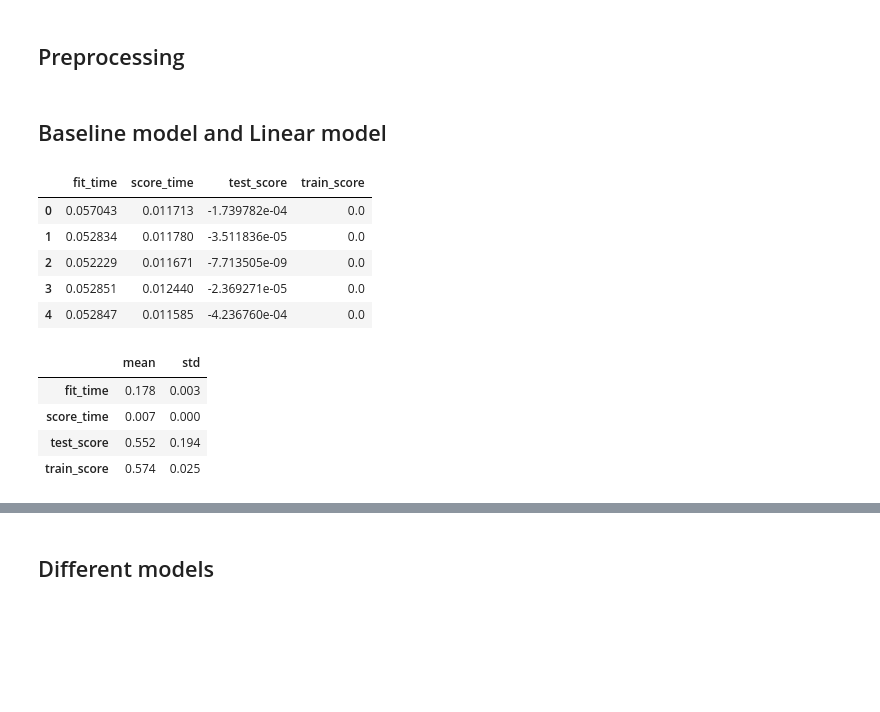
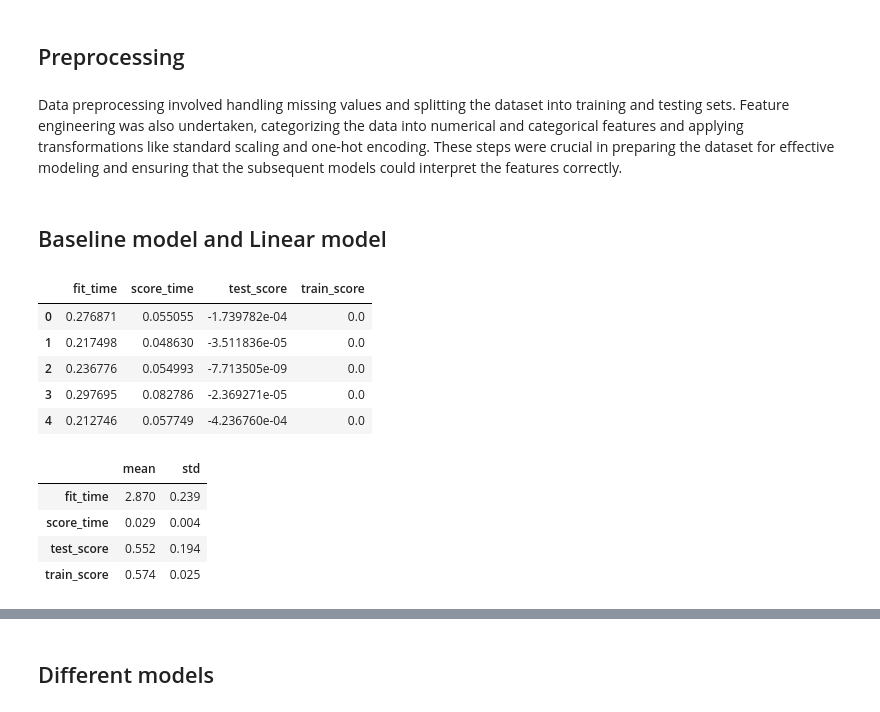
Before and after one commit to atabak-alishiri/marketing-campaign-predictor, a Jupyter notebook: analysis.ipynb, the cells around one changed output, grey strips where cells are left out. Cells and saved outputs as stored; diff of their text form; code cells hidden in the pictures; blank space fills up the shorter version.

```diff
--- a/analysis.ipynb
+++ b/analysis.ipynb
@@ -224,4 +239,6 @@ Text(0.5, 1.0, 'Channel name vs clicks')
 [figure]
 # %% [markdown]
 ## Preprocessing
+# %% [markdown]
+Data preprocessing involved handling missing values and splitting the dataset into training and testing sets. Feature engineering was also undertaken, categorizing the data into numerical and categorical features and applying transformations like standard scaling and one-hot encoding. These steps were crucial in preparing the dataset for effective modeling and ensuring that the subsequent models could interpret the features correctly.
 # %%
@@ -285,47 +302,51 @@ drop_features = [
 ]
 # %%
-numeric_transformer = make_pipeline(
-    StandardScaler()
-)
+numeric_transformer = make_pipeline(StandardScaler())
 
 categorical_transformer = make_pipeline(
-    OneHotEncoder(handle_unknown='ignore')
+    OneHotEncoder(handle_unknown="ignore", sparse_output=False)
 )
 
 preprocessor = make_column_transformer(
     (numeric_transformer, numeric_features),
     (categorical_transformer, categorical_features),
-    ('drop', drop_features)
+    ("drop", drop_features),
 )
 # %% [markdown]
 ## Baseline model and Linear model
 # %%
 # 1. dummy model
 pipe_dummy = make_pipeline(preprocessor, DummyRegressor())
 
-cv_df = pd.DataFrame(cross_validate(pipe_dummy, X_train, y_train, return_train_score=True,scoring='r2'))
+cv_df = pd.DataFrame(
+    cross_validate(pipe_dummy, X_train, y_train, return_train_score=True, scoring="r2")
+)
 cv_df
 # %% [output]
 |  | fit_time | score_time | test_score | train_score |
-| 0 | 0.057043 | 0.011713 | -1.739782e-04 | 0.0 |
-| 1 | 0.052834 | 0.011780 | -3.511836e-05 | 0.0 |
-| 2 | 0.052229 | 0.011671 | -7.713505e-09 | 0.0 |
-| 3 | 0.052851 | 0.012440 | -2.369271e-05 | 0.0 |
-| 4 | 0.052847 | 0.011585 | -4.236760e-04 | 0.0 |
+| 0 | 0.276871 | 0.055055 | -1.739782e-04 | 0.0 |
+| 1 | 0.217498 | 0.048630 | -3.511836e-05 | 0.0 |
+| 2 | 0.236776 | 0.054993 | -7.713505e-09 | 0.0 |
+| 3 | 0.297695 | 0.082786 | -2.369271e-05 | 0.0 |
+| 4 | 0.212746 | 0.057749 | -4.236760e-04 | 0.0 |
 # %%
 # 2. Linear Model
 pipe_ridge = make_pipeline(preprocessor, Ridge())
 
-cv_df = pd.DataFrame(cross_validate(pipe_ridge, X_train, y_train, scoring='r2', return_train_score=True, cv=10))
+cv_df = pd.DataFrame(
+    cross_validate(
+        pipe_ridge, X_train, y_train, scoring="r2", return_train_score=True, cv=10
+    )
+)
 cv_df
 
 cross_val_results = {}
-cross_val_results['ridge'] = cv_df.agg(['mean', 'std']).round(3).T
-cross_val_results['ridge']
+cross_val_results["ridge"] = cv_df.agg(["mean", "std"]).round(3).T
+cross_val_results["ridge"]
 # %% [output]
 |  | mean | std |
-| fit_time | 0.178 | 0.003 |
-| score_time | 0.007 | 0.000 |
+| fit_time | 2.870 | 0.239 |
+| score_time | 0.029 | 0.004 |
 | test_score | 0.552 | 0.194 |
 | train_score | 0.574 | 0.025 |
 # %%
```
Also changed, not shown: parts of 47 cells of this notebook.
